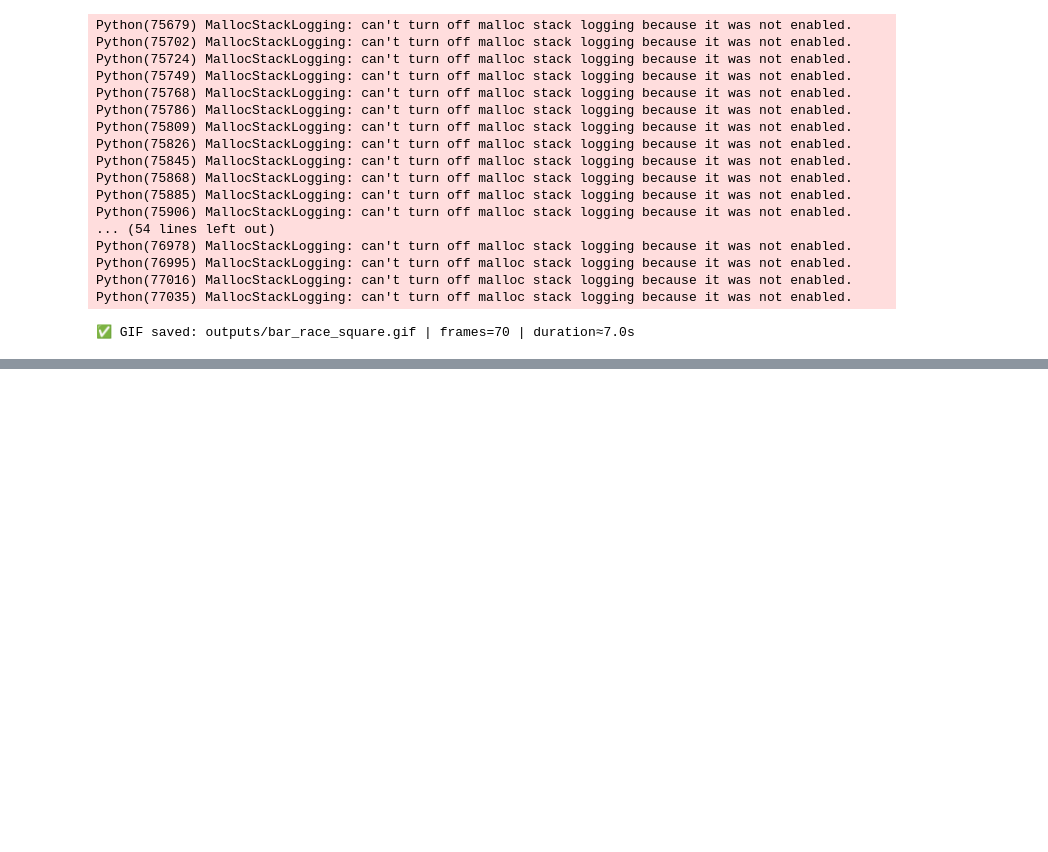
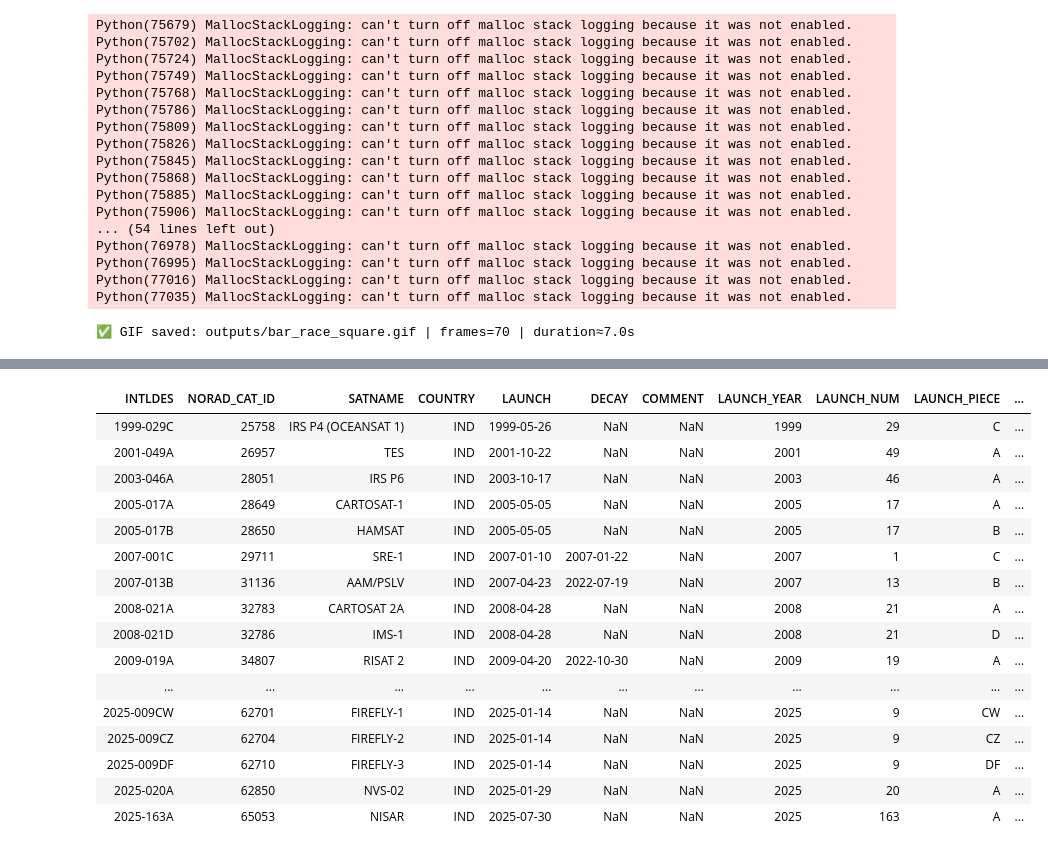
Before and after one commit to aaeush/orbitiq, a Jupyter notebook: notebooks/4.2SpaceTrack: Bivariate Analysis.ipynb, the cells around one changed output, grey strips where cells are left out. Drawn from its saved outputs; the diff is of its cells as text; code cells hidden in the pictures; blank space fills up the shorter version.

```diff
--- a/notebooks/4.2SpaceTrack: Bivariate Analysis.ipynb
+++ b/notebooks/4.2SpaceTrack: Bivariate Analysis.ipynb
@@ -2205,0 +2278,20 @@ Python(77035) MallocStackLogging: can't turn off malloc stack logging because it
+# %%
+show_freeze_header(India_LEO_payloads)
+# %% [output]
+| INTLDES | NORAD_CAT_ID | SATNAME | COUNTRY | LAUNCH | DECAY | COMMENT | LAUNCH_YEAR | LAUNCH_NUM | LAUNCH_PIECE | ... |
+| 1999-029C | 25758 | IRS P4 (OCEANSAT 1) | IND | 1999-05-26 | NaN | NaN | 1999 | 29 | C | ... |
+| 2001-049A | 26957 | TES | IND | 2001-10-22 | NaN | NaN | 2001 | 49 | A | ... |
+| 2003-046A | 28051 | IRS P6 | IND | 2003-10-17 | NaN | NaN | 2003 | 46 | A | ... |
+| 2005-017A | 28649 | CARTOSAT-1 | IND | 2005-05-05 | NaN | NaN | 2005 | 17 | A | ... |
+| 2005-017B | 28650 | HAMSAT | IND | 2005-05-05 | NaN | NaN | 2005 | 17 | B | ... |
+| 2007-001C | 29711 | SRE-1 | IND | 2007-01-10 | 2007-01-22 | NaN | 2007 | 1 | C | ... |
+| 2007-013B | 31136 | AAM/PSLV | IND | 2007-04-23 | 2022-07-19 | NaN | 2007 | 13 | B | ... |
+| 2008-021A | 32783 | CARTOSAT 2A | IND | 2008-04-28 | NaN | NaN | 2008 | 21 | A | ... |
+| 2008-021D | 32786 | IMS-1 | IND | 2008-04-28 | NaN | NaN | 2008 | 21 | D | ... |
+| 2009-019A | 34807 | RISAT 2 | IND | 2009-04-20 | 2022-10-30 | NaN | 2009 | 19 | A | ... |
+| ... | ... | ... | ... | ... | ... | ... | ... | ... | ... | ... |
+| 2025-009CW | 62701 | FIREFLY-1 | IND | 2025-01-14 | NaN | NaN | 2025 | 9 | CW | ... |
+| 2025-009CZ | 62704 | FIREFLY-2 | IND | 2025-01-14 | NaN | NaN | 2025 | 9 | CZ | ... |
+| 2025-009DF | 62710 | FIREFLY-3 | IND | 2025-01-14 | NaN | NaN | 2025 | 9 | DF | ... |
+| 2025-020A | 62850 | NVS-02 | IND | 2025-01-29 | NaN | NaN | 2025 | 20 | A | ... |
+| 2025-163A | 65053 | NISAR | IND | 2025-07-30 | NaN | NaN | 2025 | 163 | A | ... |
```
Also changed, not shown: parts of 6 cells of this notebook, 1 other file.
